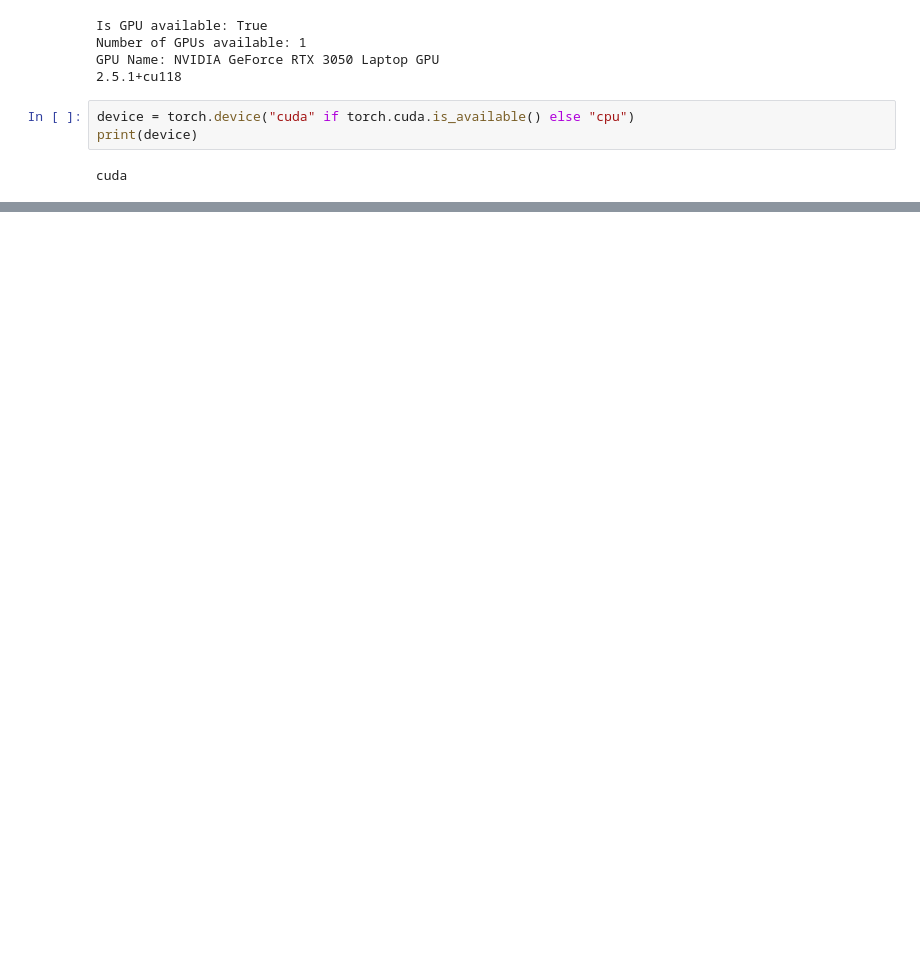
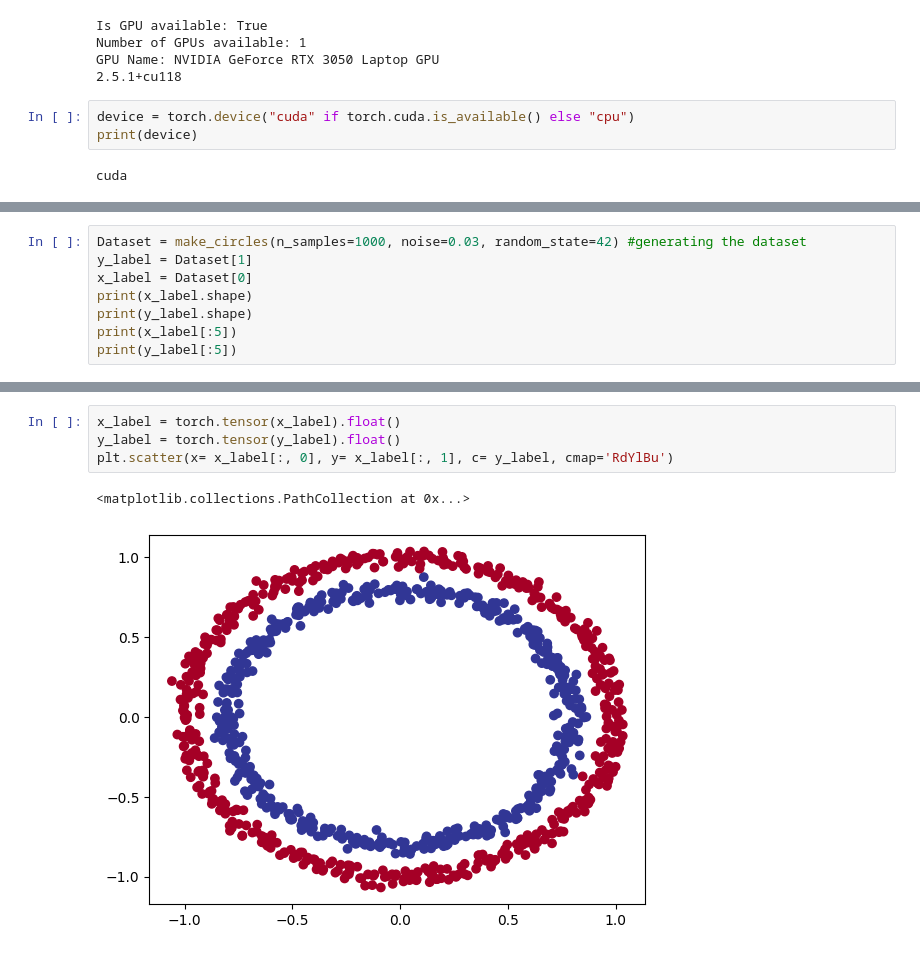
Before and after one commit to praymesh/Learning_ML, a Jupyter notebook: pyt.ipynb, the cells around one changed output, grey strips where cells are left out. Saved outputs shown, nothing was run; the diff lists cells and outputs as text; blank space fills up the shorter version.

```diff
--- a/pyt.ipynb
+++ b/pyt.ipynb
@@ -54,0 +62,8 @@ cuda
+# %%
+Dataset = make_circles(n_samples=1000, noise=0.03, random_state=42) #generating the dataset
+y_label = Dataset[1]
+x_label = Dataset[0]
+print(x_label.shape)
+print(y_label.shape)
+print(x_label[:5])
+print(y_label[:5])
@@ -54,0 +90,7 @@ cuda
+# %%
+x_label = torch.tensor(x_label).float()
+y_label = torch.tensor(y_label).float()
+plt.scatter(x= x_label[:, 0], y= x_label[:, 1], c= y_label, cmap='RdYlBu')
+# %% [output]
+<matplotlib.collections.PathCollection at 0x...>
+[figure, added]
```
Also changed, not shown: parts of 7 cells of this notebook.
